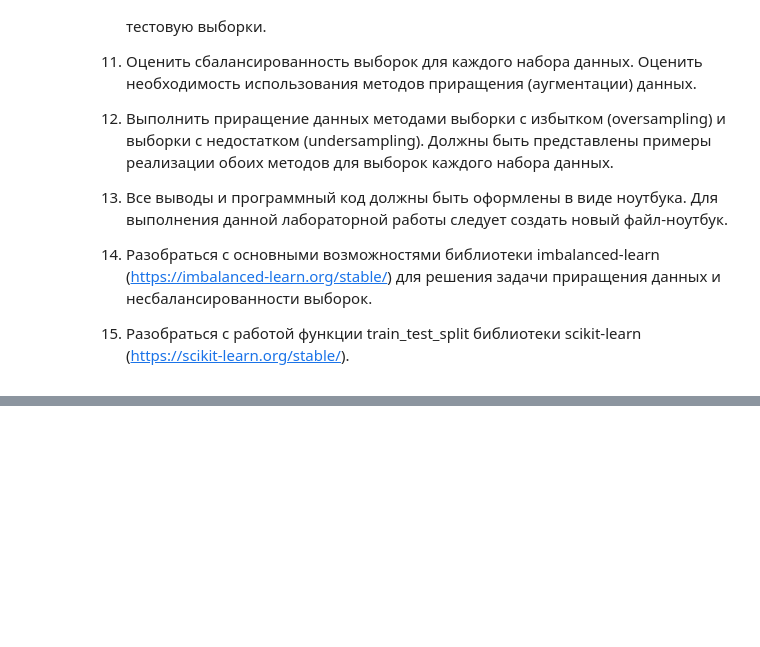
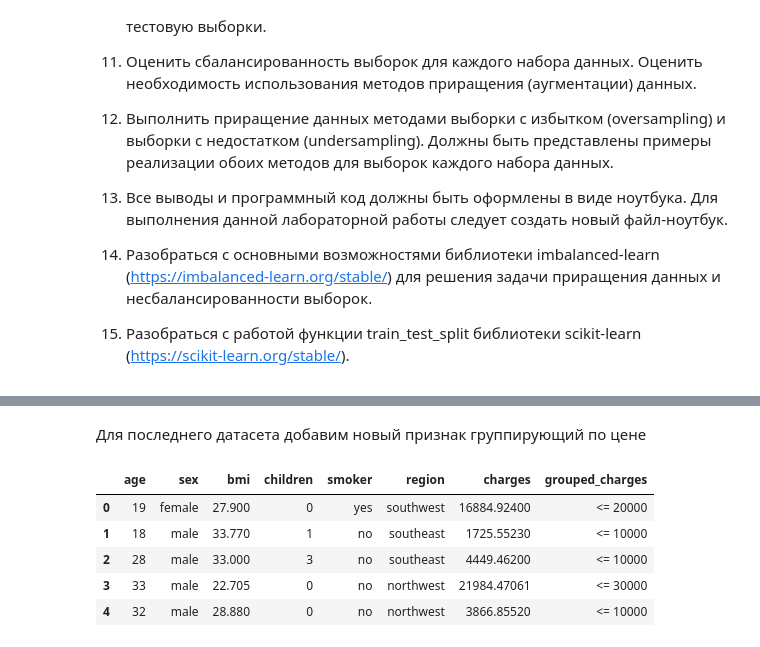
Before and after one commit to Shadowik2306/Data_Science_university_course, a Jupyter notebook: src/2LabNotebook.ipynb, the cells around one changed output, grey strips where cells are left out. Cells and saved outputs as stored; diff of their text form; code cells hidden in the pictures; blank space fills up the shorter version.

```diff
--- a/src/2LabNotebook.ipynb
+++ b/src/2LabNotebook.ipynb
@@ -65,0 +48,12 @@
+# %%
+import os
+import pandas as pd
+from pathlib import Path
+
+from pandas import DataFrame
+
+datasets_folder_path = Path(os.path.abspath('')).parent / "datasets"
+
+online_study_df = pd.read_csv(datasets_folder_path / "students_adaptability_level_online_education.csv")
+asteroids_df = pd.read_csv(datasets_folder_path / "neo.csv", index_col="id")
+medical_insures_df = pd.read_csv(datasets_folder_path / "Medical_insurance.csv")
@@ -65,0 +379,17 @@
+# %% [markdown]
+Для последнего датасета добавим новый признак группирующий по цене
+# %%
+medical_insures_df_copy_grouped = medical_insures_df.copy()
+medical_insures_df_copy_grouped["grouped_charges"] = pd.cut(medical_insures_df_copy_grouped["charges"],
+                                                           bins=[0, 10000, 20000, 30000, 40000, 50000, 60000, 70000,],
+                                                           labels=["<= 10000", "<= 20000", "<= 30000", "<= 40000", "<= 50000", "<= 60000", "<= 70000"],
+                                                           right=True
+                                                           )
+medical_insures_df_copy_grouped.head()
+# %% [output]
+|  | age | sex | bmi | children | smoker | region | charges | grouped_charges |
+| 0 | 19 | female | 27.900 | 0 | yes | southwest | 16884.92400 | <= 20000 |
+| 1 | 18 | male | 33.770 | 1 | no | southeast | 1725.55230 | <= 10000 |
+| 2 | 28 | male | 33.000 | 3 | no | southeast | 4449.46200 | <= 10000 |
+| 3 | 33 | male | 22.705 | 0 | no | northwest | 21984.47061 | <= 30000 |
+| 4 | 32 | male | 28.880 | 0 | no | northwest | 3866.85520 | <= 10000 |
```
Also changed, not shown: parts of 43 cells of this notebook, 4 other files.
